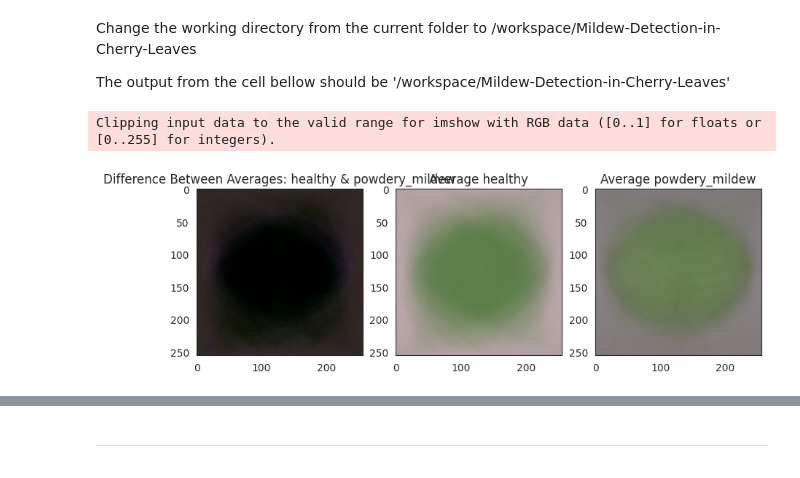
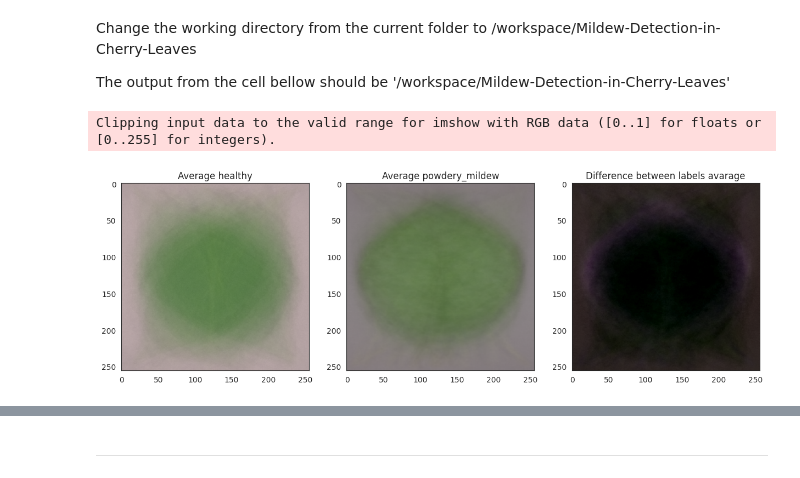
Before and after one commit to jensbrauer/Mildew-Detection-in-Cherry-Leaves, a Jupyter notebook: jupyter_notebooks/03 - DataVisualization.ipynb, the cells around one changed output, grey strips where cells are left out. Cells and saved outputs as stored; diff of their text form; code cells hidden in the pictures.

```diff
--- a/jupyter_notebooks/03 - DataVisualization.ipynb
+++ b/jupyter_notebooks/03 - DataVisualization.ipynb
@@ -62,13 +65,13 @@ test_data_dir = data_dir + '/test'
 if 'outputs' not in os.listdir(current_dir):
     os.makedirs(name='outputs')
 
-def create_output_dir(version_index):
-    while True:
-        try:
-            os.makedirs(name=f'outputs/Version{version_index}')
-            return f'outputs/Version{version_index}'
-        except:
-            version_index += 1
-version_output = create_output_dir(1)
-print(f'Current output folder is {version_output}')
+def create_output_dir(output_dir):
+    try:
+        os.makedirs(name=f'outputs/{output_dir}')
+        print(f'Current output folder is {output_dir}')
+        return f'outputs/{output_dir}'
+    except:
+        print(f'Current output folder is {output_dir}. Note that this is an already existing folder.')
+        return f'outputs/{output_dir}'
+version_output = create_output_dir(output_dir)
 # %% [output]
@@ -97,7 +96,7 @@ from matplotlib.image import imread
 # %%
 montage_rows = 2
 montage_cols = 3
-figsize=(10,10)
+figsize=(10,7)
 
 sns.set_style("white")
 labels = os.listdir(train_data_dir)
@@ -122,6 +121,7 @@ for label in labels:
         axes[pos_index[k][0], pos_index[k][1]].set_xticks([])
         axes[pos_index[k][0], pos_index[k][1]].set_yticks([])
     plt.tight_layout()
+    plt.savefig(fname=version_output+f'/img_montage_{label}')
     plt.show()
 # %% [output]
 Sample data from label: healthy
@@ -141,7 +137,7 @@ The output from the cell bellow should be '/workspace/Mildew-Detection-in-Cherry
 # %%
 from tensorflow.keras.preprocessing import image
 
-images_amount = 300
+images_amount = 100
 
 image_array, label_array = np.array([], dtype='int'), np.array([], dtype='object')
 
@@ -161,5 +166,5 @@ for label in labels:
 # %%
-figsize=(10,10)
+figsize=(10,5)
 
 for label in labels:
 
@@ -169,13 +174,12 @@ for label in labels:
 
     avg_img = np.mean(sample_array, axis = 0)
     std_img = np.std(sample_array, axis = 0)
-    print(f"==== Label {label} ====")
-    print(f"Image Shape: {avg_img.shape}")
     fig, axes = plt.subplots(nrows=1, ncols=2, figsize=figsize)
     axes[0].set_title(f"Average Image for label {label}")
     axes[0].imshow(avg_img, cmap='gray')
     axes[1].set_title(f"Image Variability for label {label}")
     axes[1].imshow(std_img, cmap='gray')
+    plt.savefig(fname=version_output+f'/img_avg_and_varblty_{label}')
     plt.show()
     print("\n")
 # %% [output]
@@ -198,32 +198,33 @@ The output from the cell bellow should be '/workspace/Mildew-Detection-in-Cherry
 # %%
 def subset_image_label(image_array,label_array,label):
     label_array = label_array.reshape(-1,1,1)
     boolean_mask = np.any(label_array==label,axis=1).reshape(-1)
     label_img_sample = image_array[boolean_mask]
     return label_img_sample
 
 boolean_mask = np.any(label_array==label,axis=1).reshape(-1)
 sample_array = image_array[boolean_mask]
 
 
 # calculate mean from label1
 images_healthy = subset_image_label(image_array, label_array, labels[0])
 images_healthy_avg = np.mean(images_healthy, axis = 0)
 
 # calculate mean from label2
 images_powdery_mildew = subset_image_label(image_array, label_array, labels[1])
 images_powdery_mildew_avg = np.mean(images_powdery_mildew, axis = 0)
-
+figsize = (15,5)
 # calculate difference and plot difference, avg label1 and avg label2
 contrast_mean = images_healthy_avg - images_powdery_mildew_avg
 fig, axes = plt.subplots(nrows=1, ncols=3, figsize=figsize)
-axes[0].imshow(contrast_mean, cmap='gray')
-axes[0].set_title(f'Difference Between Averages: {labels[0]} & {labels[1]}')
-axes[1].imshow(images_healthy_avg, cmap='gray')
-axes[1].set_title(f'Average {labels[0]}')
-axes[2].imshow(images_powdery_mildew_avg, cmap='gray')
-axes[2].set_title(f'Average {labels[1]}')
+axes[0].imshow(images_healthy_avg, cmap='gray')
+axes[0].set_title(f'Average {labels[0]}')
+axes[1].imshow(images_powdery_mildew_avg, cmap='gray')
+axes[1].set_title(f'Average {labels[1]}')
+axes[2].imshow(contrast_mean, cmap='gray')
+axes[2].set_title(f'Difference between labels avarage')
+plt.savefig(fname=version_output+f'/diff_in_label_img_avg')
 plt.show()
 # %% [output]
 Clipping input data to the valid range for imshow with RGB data ([0..1] for floats or [0..255] for integers).
-[figure, old version]
+[figure, new version]
```
Also changed, not shown: parts of 12 cells of this notebook.
